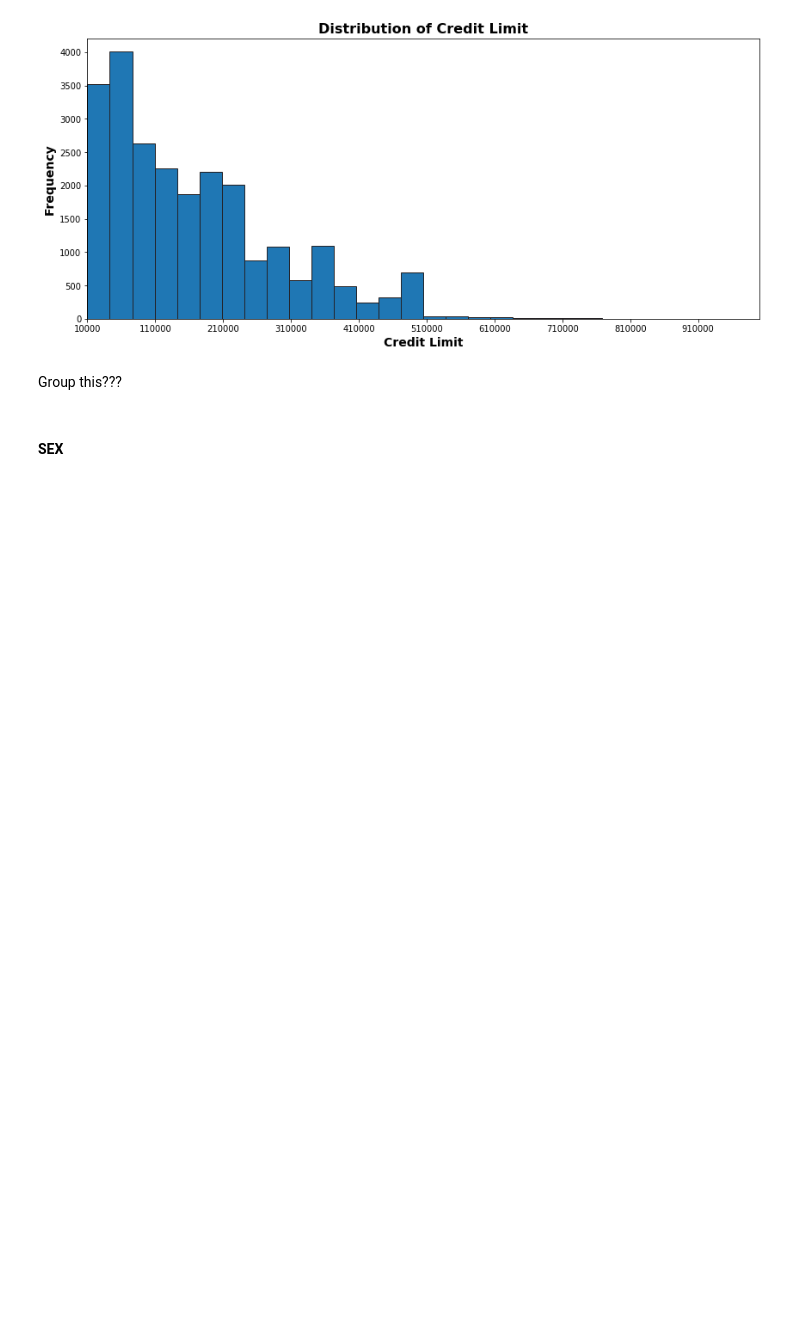
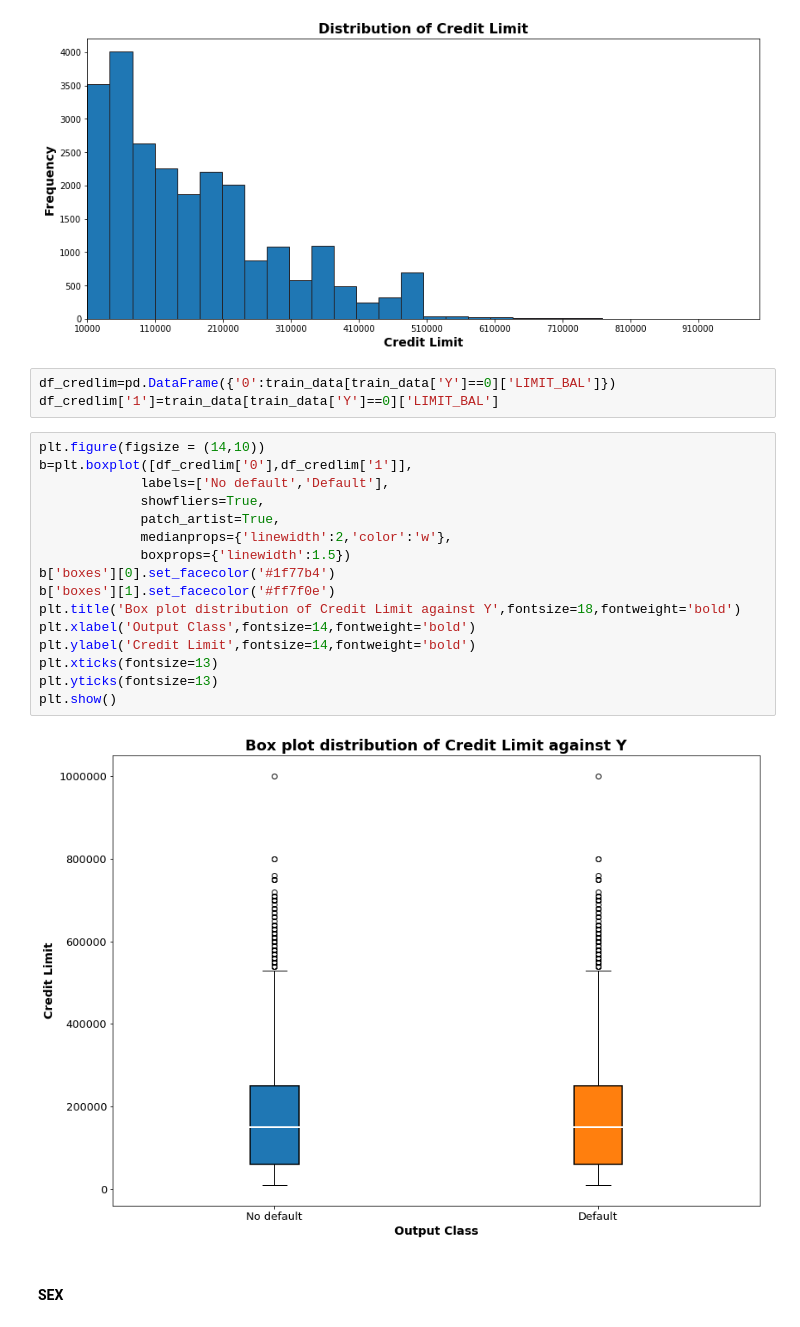
Before and after one commit to arundathi-shanthini/Credit-default-classifier-UCI-MLR, a Jupyter notebook: Credit Card Default.ipynb, the cells around one changed output. Cells and saved outputs as stored; diff of their text form; blank space fills up the shorter version.

```diff
--- a/Credit Card Default.ipynb
+++ b/Credit Card Default.ipynb
@@ -123,8 +142,27 @@ plt.ylabel('Frequency',fontsize=14,fontweight='bold')
 plt.show()
 # %% [output]
 [figure]
-# %% [markdown]
-Group this???
+# %%
+df_credlim=pd.DataFrame({'0':train_data[train_data['Y']==0]['LIMIT_BAL']})
+df_credlim['1']=train_data[train_data['Y']==0]['LIMIT_BAL']
+# %%
+plt.figure(figsize = (14,10))
+b=plt.boxplot([df_credlim['0'],df_credlim['1']],
+             labels=['No default','Default'],
+             showfliers=True,
+             patch_artist=True,
+             medianprops={'linewidth':2,'color':'w'},
+             boxprops={'linewidth':1.5})
+b['boxes'][0].set_facecolor('#1f77b4')
+b['boxes'][1].set_facecolor('#ff7f0e')
+plt.title('Box plot distribution of Credit Limit against Y',fontsize=18,fontweight='bold')
+plt.xlabel('Output Class',fontsize=14,fontweight='bold')
+plt.ylabel('Credit Limit',fontsize=14,fontweight='bold')
+plt.xticks(fontsize=13)
+plt.yticks(fontsize=13)
+plt.show()
+# %% [output]
+[figure, added]
 # %% [markdown]
 #### SEX
 # %% [markdown]
```
Also changed, not shown: parts of 177 cells of this notebook.
